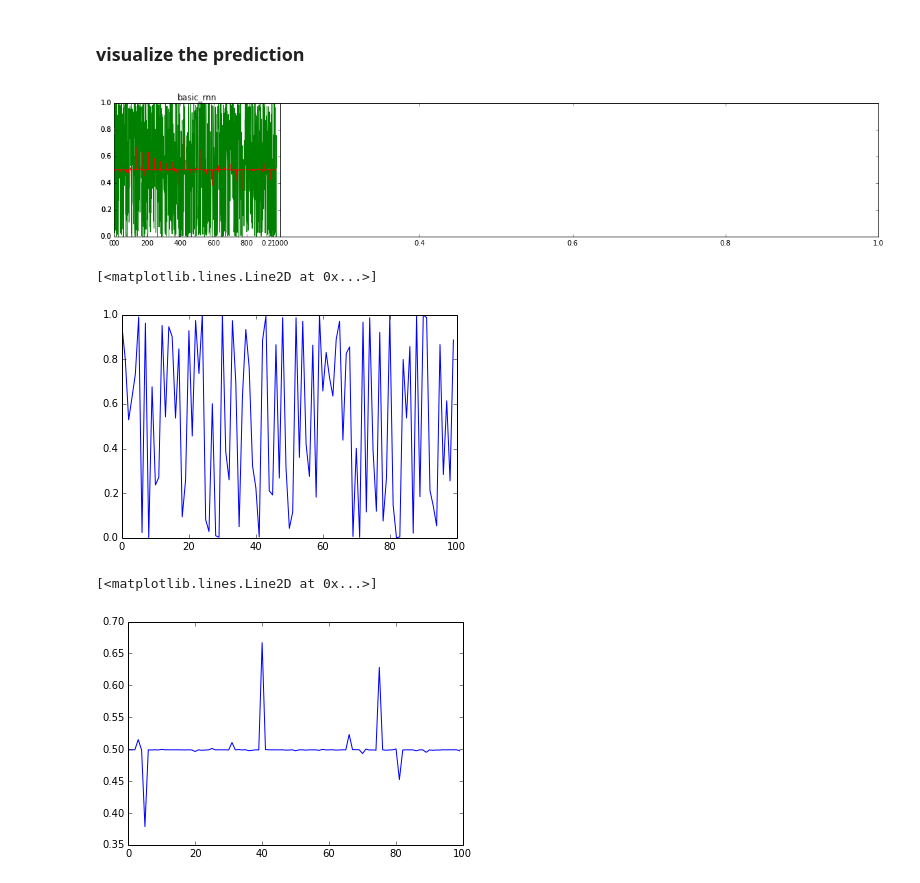
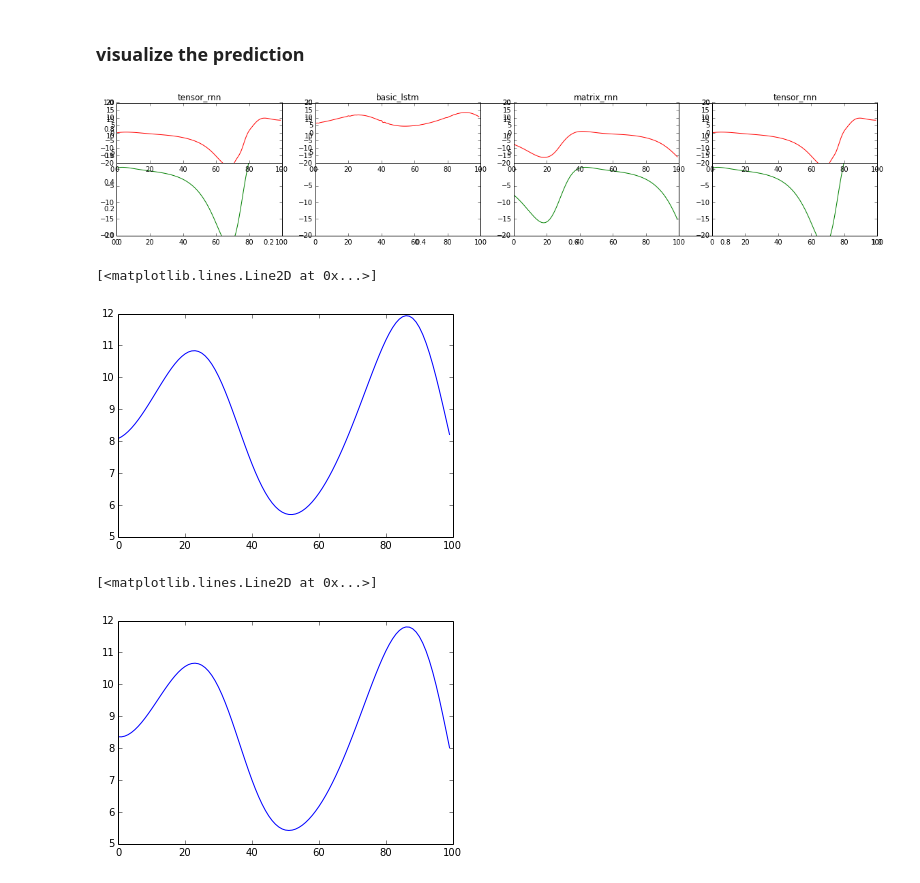
Before and after one commit to yuqirose/TensorRNN, a Jupyter notebook: experiments/plot/plot_time_series.ipynb, the cells around one changed output. Cells and saved outputs as stored; diff of their text form; code cells hidden in the pictures.

```diff
--- a/experiments/plot/plot_time_series.ipynb
+++ b/experiments/plot/plot_time_series.ipynb
@@ -11,43 +11,47 @@ df.describe()
 # %% [markdown]
 ### visualize the prediction
 # %%
-time_stamp ="05-16-17-00-05-47"
-models =["basic_rnn"]#,"basic_lstm","matrix_rnn","tensor_rnn"]
-exp='logistic'
+time_stamp ="05-16-17-13-15-05"
+models =["tensor_rnn","basic_lstm","matrix_rnn","tensor_rnn"]
+exp='lorenz'
 
 import numpy as np
 %matplotlib inline
 import matplotlib.pyplot as plt
 
 
 
 fig = plt.figure(figsize=(20,3.5))
 ax = plt.gca()
+
 seq_id = 1
 def plot_ts(ax, model,i):
-    data_path = "/var/tmp/tensorRNN/log/"+exp+"/"+time_stamp+"/"+model+"/"
+    data_path = "/var/tmp/tensorRNN/log/"+exp+"/"+time_stamp+"/hz_16/"+model+"/"
     file_name = "predict.npy"
     pred =  np.load(data_path+file_name )
     y_true, y_pred =pred
     ax = fig.add_subplot(1, 4, i+1)
-    ax.plot(y_true[:,seq_id],'g')
-    ax.plot(y_pred[:,seq_id], 'r')
+    ax.plot(y_true[:100,seq_id],'g')
+    ax.set_ylim([-20,20])
+    ax = fig.add_subplot(2, 4, i+1)
+    ax.plot(y_pred[:100,seq_id], 'r')
+    ax.set_ylim([-20,20])
     ax.set_title(model)
     return pred
 i =0
 for model in models:
     pred=plot_ts(ax, model,i)
     i += 1
 # %% [output]
-[figure, old version]
+[figure, new version]
 # %%
 y_true, y_pred =pred
 plt.plot(y_true[100:200,seq_id])
 # %% [output]
 [<matplotlib.lines.Line2D at 0x...>]
-[figure, old version]
+[figure, new version]
 # %%
 plt.plot(y_pred[100:200,seq_id])
 # %% [output]
 [<matplotlib.lines.Line2D at 0x...>]
-[figure, old version]
+[figure, new version]
```
Also changed, not shown: 3 other files.
